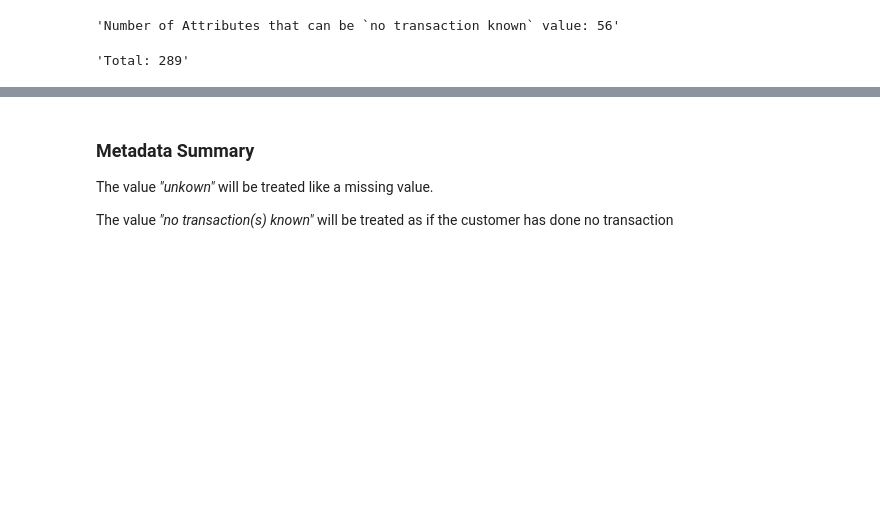
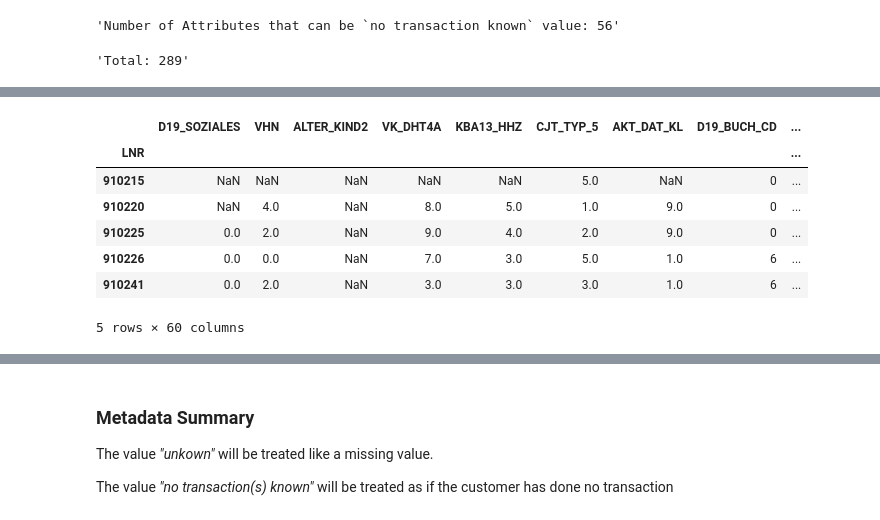
Before and after one commit to step-bauer/dsnd_capstone_arvato, a Jupyter notebook: Arvato Project Workbook.ipynb, the cells around one changed output, grey strips where cells are left out. Cells and saved outputs as stored; diff of their text form; code cells hidden in the pictures; blank space fills up the shorter version.

```diff
--- a/Arvato Project Workbook.ipynb
+++ b/Arvato Project Workbook.ipynb
@@ -298,0 +277,9 @@ f"Total: {df_metadata['Meaning'].str.contains('unknown').sum() + df_metadata['Me
+# %%
+df_metadata_cols = df_metadata['Attribute'].copy()
+# some columns of the metadata ends on _RZ whereas the datasets have the same columns whcih do not end on _RZ
+# therefore we replace this
+df_metadata_cols = df_metadata_cols.str.replace('_RZ','')
+
+diff_set = set(df_azdias.columns) - set(df_metadata_cols)
+print(f'number of cols in AZDIAS dataset but not described in Metadata: {len(diff_set)}')
+pd.Series(list(diff_set)).sort_values()
@@ -298,0 +320,11 @@ f"Total: {df_metadata['Meaning'].str.contains('unknown').sum() + df_metadata['Me
+# %%
+df_azdias[list(diff_set)].head()
+# %% [output]
+|  | D19_SOZIALES | VHN | ALTER_KIND2 | VK_DHT4A | KBA13_HHZ | CJT_TYP_5 | AKT_DAT_KL | D19_BUCH_CD | ... |
+| LNR |  |  |  |  |  |  |  |  | ... |
+| 910215 | NaN | NaN | NaN | NaN | NaN | 5.0 | NaN | 0 | ... |
+| 910220 | NaN | 4.0 | NaN | 8.0 | 5.0 | 1.0 | 9.0 | 0 | ... |
+| 910225 | 0.0 | 2.0 | NaN | 9.0 | 4.0 | 2.0 | 9.0 | 0 | ... |
+| 910226 | 0.0 | 0.0 | NaN | 7.0 | 3.0 | 5.0 | 1.0 | 6 | ... |
+| 910241 | 0.0 | 2.0 | NaN | 3.0 | 3.0 | 3.0 | 1.0 | 6 | ... |
+5 rows × 60 columns
```
Also changed, not shown: parts of 50 cells of this notebook, 1 other file.
